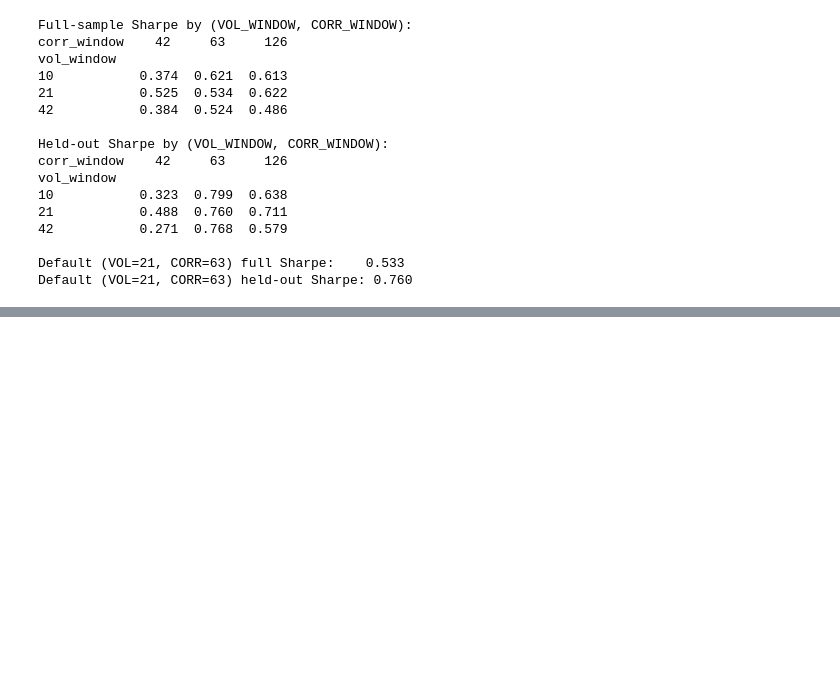
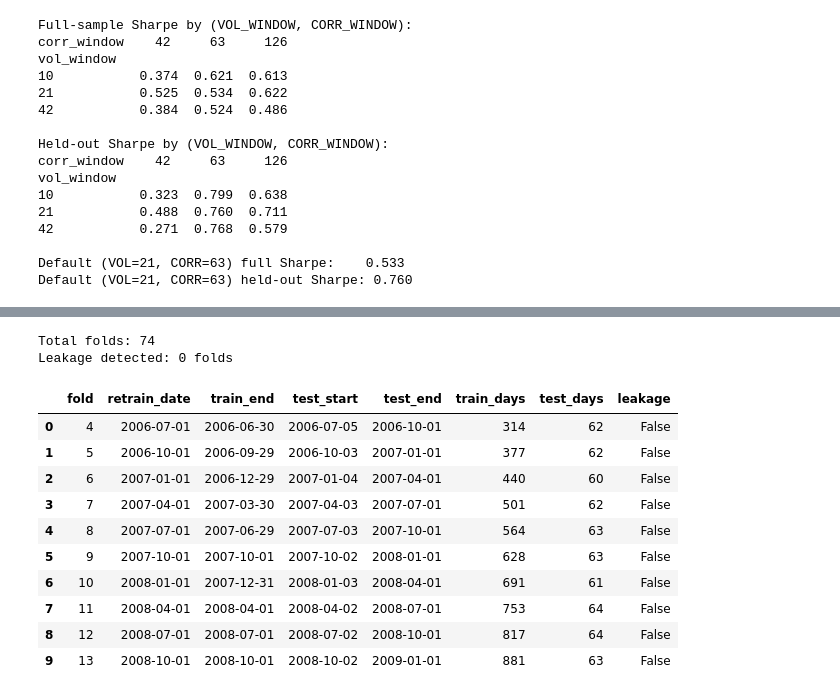
Before and after one commit to AbdelkrimCode/regime-adaptive-portfolio, a Jupyter notebook: notebooks/exploration.ipynb, the cells around one changed output, grey strips where cells are left out. Saved outputs shown, nothing was run; the diff lists cells and outputs as text; code cells hidden in the pictures; blank space fills up the shorter version.

```diff
--- a/notebooks/exploration.ipynb
+++ b/notebooks/exploration.ipynb
@@ -504,0 +713,20 @@ Default (VOL=21, CORR=63) held-out Sharpe: 0.760
+# %%
+audit = pd.read_csv('results/walk_forward_audit.csv')
+print(f"Total folds: {len(audit)}")
+print(f"Leakage detected: {audit['leakage'].sum()} folds")
+print()
+audit.head(10)
+# %% [output]
+Total folds: 74
+Leakage detected: 0 folds
+|  | fold | retrain_date | train_end | test_start | test_end | train_days | test_days | leakage |
+| 0 | 4 | 2006-07-01 | 2006-06-30 | 2006-07-05 | 2006-10-01 | 314 | 62 | False |
+| 1 | 5 | 2006-10-01 | 2006-09-29 | 2006-10-03 | 2007-01-01 | 377 | 62 | False |
+| 2 | 6 | 2007-01-01 | 2006-12-29 | 2007-01-04 | 2007-04-01 | 440 | 60 | False |
+| 3 | 7 | 2007-04-01 | 2007-03-30 | 2007-04-03 | 2007-07-01 | 501 | 62 | False |
+| 4 | 8 | 2007-07-01 | 2007-06-29 | 2007-07-03 | 2007-10-01 | 564 | 63 | False |
+| 5 | 9 | 2007-10-01 | 2007-10-01 | 2007-10-02 | 2008-01-01 | 628 | 63 | False |
+| 6 | 10 | 2008-01-01 | 2007-12-31 | 2008-01-03 | 2008-04-01 | 691 | 61 | False |
+| 7 | 11 | 2008-04-01 | 2008-04-01 | 2008-04-02 | 2008-07-01 | 753 | 64 | False |
+| 8 | 12 | 2008-07-01 | 2008-07-01 | 2008-07-02 | 2008-10-01 | 817 | 64 | False |
+| 9 | 13 | 2008-10-01 | 2008-10-01 | 2008-10-02 | 2009-01-01 | 881 | 63 | False |
```
Also changed, not shown: parts of 16 cells of this notebook.
